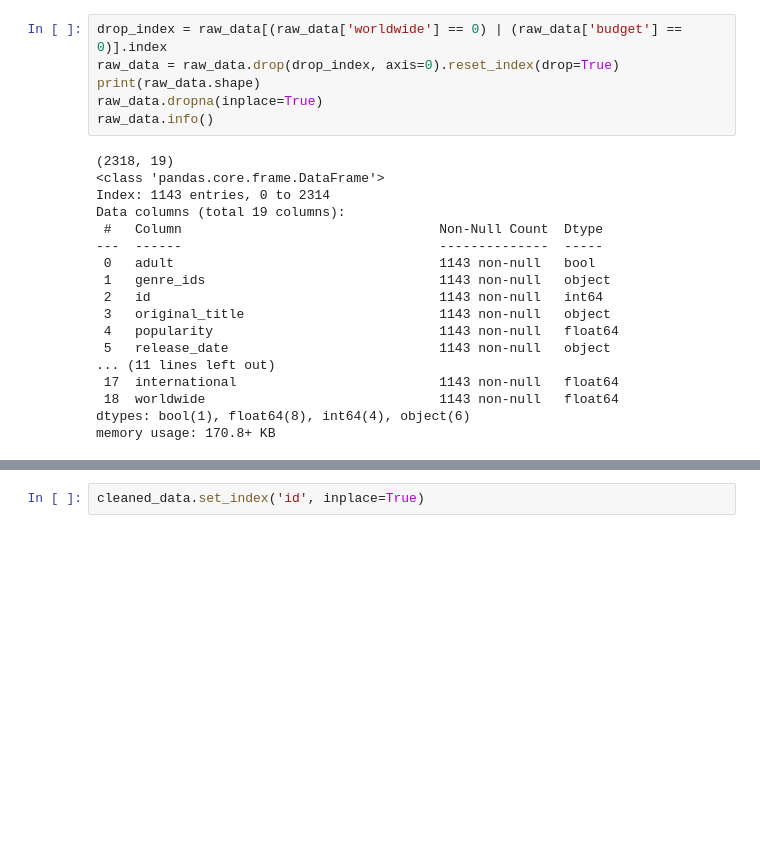
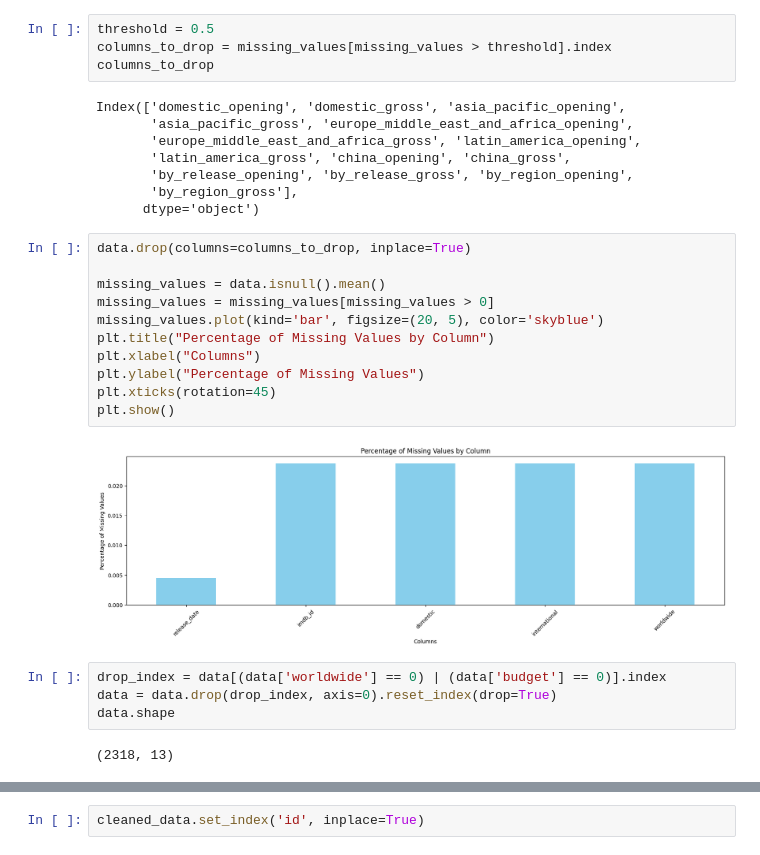
Before and after one commit to minhnhat-nguyen/HCMUS-Movie-Analytics, a Jupyter notebook: src/preprocessing/preprocess.ipynb, the cells around one changed output, grey strips where cells are left out. Saved outputs shown, nothing was run; the diff lists cells and outputs as text; blank space fills up the shorter version.

```diff
--- a/src/preprocessing/preprocess.ipynb
+++ b/src/preprocessing/preprocess.ipynb
@@ -73,24 +57,31 @@ raw_data.head()
+# %%
+threshold = 0.5
+columns_to_drop = missing_values[missing_values > threshold].index
+columns_to_drop
+# %% [output]
+Index(['domestic_opening', 'domestic_gross', 'asia_pacific_opening',
+       'asia_pacific_gross', 'europe_middle_east_and_africa_opening',
+       'europe_middle_east_and_africa_gross', 'latin_america_opening',
+       'latin_america_gross', 'china_opening', 'china_gross',
+       'by_release_opening', 'by_release_gross', 'by_region_opening',
+       'by_region_gross'],
+      dtype='object')
+# %%
+data.drop(columns=columns_to_drop, inplace=True)
+
+missing_values = data.isnull().mean()
+missing_values = missing_values[missing_values > 0]
+missing_values.plot(kind='bar', figsize=(20, 5), color='skyblue')
+plt.title("Percentage of Missing Values by Column")
+plt.xlabel("Columns")
+plt.ylabel("Percentage of Missing Values")
+plt.xticks(rotation=45)
+plt.show()
+# %% [output]
+[figure, added]
 # %%
-drop_index = raw_data[(raw_data['worldwide'] == 0) | (raw_data['budget'] == 0)].index
-raw_data = raw_data.drop(drop_index, axis=0).reset_index(drop=True)
-print(raw_data.shape)
-raw_data.dropna(inplace=True)
-raw_data.info()
+drop_index = data[(data['worldwide'] == 0) | (data['budget'] == 0)].index
+data = data.drop(drop_index, axis=0).reset_index(drop=True)
+data.shape
 # %% [output]
-(2318, 19)
-<class 'pandas.core.frame.DataFrame'>
-Index: 1143 entries, 0 to 2314
-Data columns (total 19 columns):
- #   Column                                 Non-Null Count  Dtype
----  ------                                 --------------  -----
- 0   adult                                  1143 non-null   bool
- 1   genre_ids                              1143 non-null   object
- 2   id                                     1143 non-null   int64
- 3   original_title                         1143 non-null   object
- 4   popularity                             1143 non-null   float64
- 5   release_date                           1143 non-null   object
-... (11 lines left out)
- 17  international                          1143 non-null   float64
- 18  worldwide                              1143 non-null   float64
-dtypes: bool(1), float64(8), int64(4), object(6)
-memory usage: 170.8+ KB
+(2318, 13)
```
Also changed, not shown: parts of 10 cells of this notebook, 1 other file.
